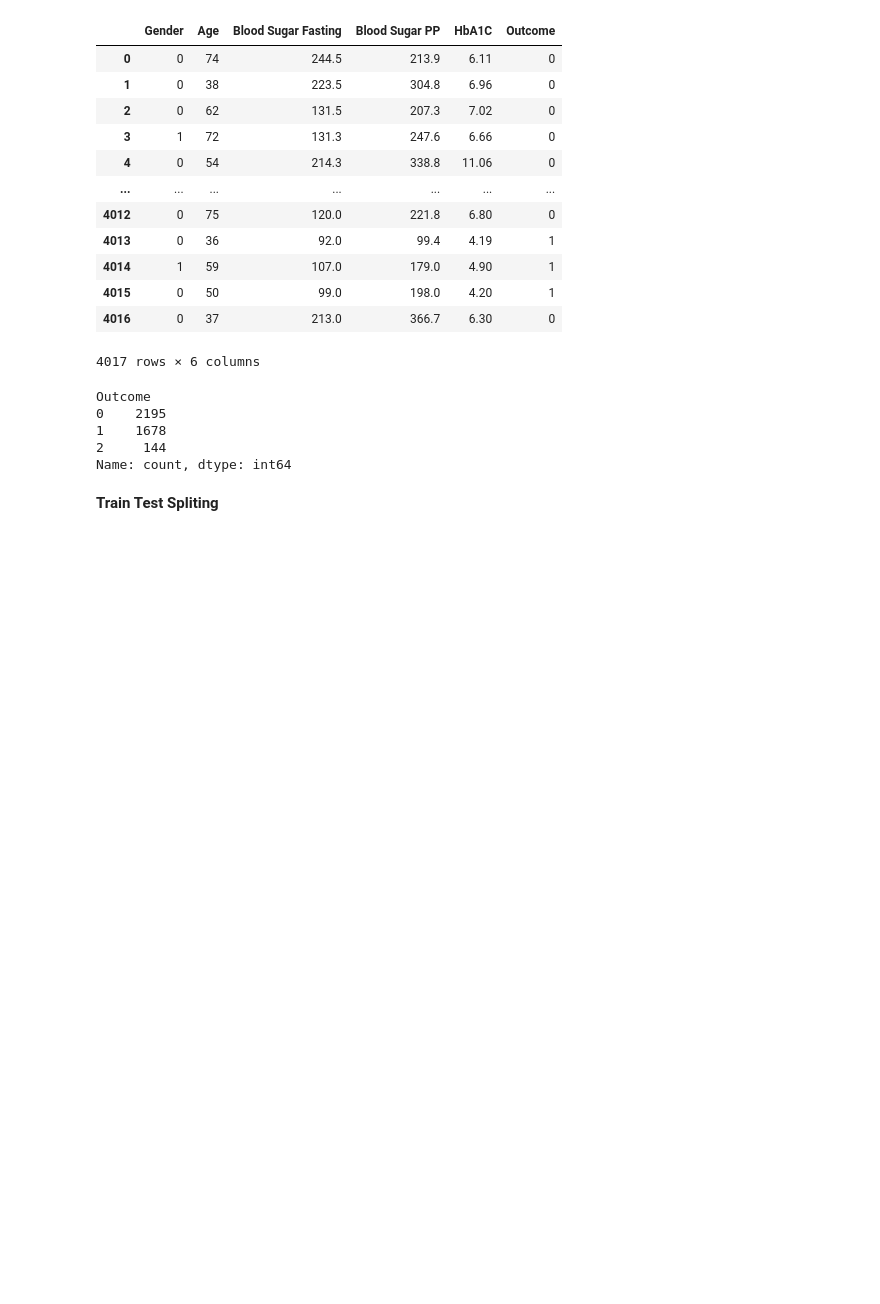
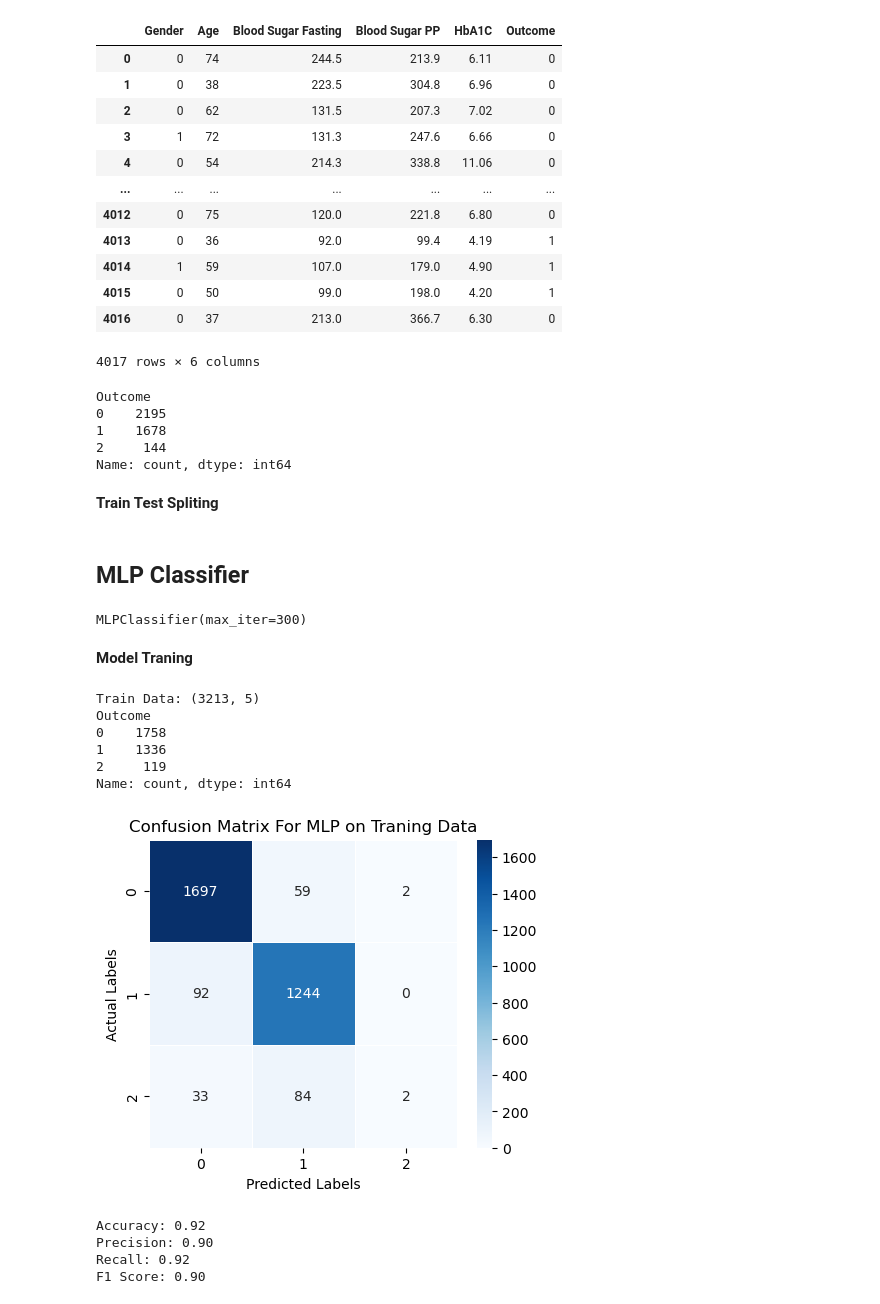
Before and after one commit to Dharmendrathapa3/Diabetes-Prediction, a Jupyter notebook: Diabetes_Prediction.ipynb, the cells around one changed output. Drawn from its saved outputs; the diff is of its cells as text; code cells hidden in the pictures; blank space fills up the shorter version.

```diff
--- a/Diabetes_Prediction.ipynb
+++ b/Diabetes_Prediction.ipynb
@@ -85,3 +85,52 @@ y = skt_data['Outcome']
 scaler = StandardScaler()
 X = scaler.fit_transform(X)
 X_train, X_test, y_train, y_test = train_test_split(X, y, test_size=0.2, random_state=42)
+# %% [markdown]
+## MLP Classifier
+# %%
+from sklearn.neural_network import MLPClassifier
+
+mlp = MLPClassifier(hidden_layer_sizes=(100,), max_iter=300)
+mlp.fit(X_train, y_train)
+# %% [output]
+MLPClassifier(max_iter=300)
+# %% [markdown]
+**Model Traning**
+# %%
+print(f"Train Data: {X_train.shape}")
+print(y_train.value_counts())
+
+mlp_y_pred = mlp.predict(X_train)
+
+cm = confusion_matrix(y_train, mlp_y_pred)
+
+plt.figure(figsize=(5, 4))
+sns.heatmap(cm, annot=True, fmt='d', cmap='Blues', linewidths=0.5, square=True)
+
+plt.xlabel('Predicted Labels')
+plt.ylabel('Actual Labels')
+plt.title('Confusion Matrix For MLP on Traning Data')
+
+plt.show()
+
+mlp_train_accuracy = accuracy_score(y_train, mlp_y_pred)
+mlp_train_precision = precision_score(y_train, mlp_y_pred,average='weighted')
+mlp_train_recall = recall_score(y_train, mlp_y_pred,average='weighted')
+mlp_train_f1 = f1_score(y_train, mlp_y_pred,average='weighted')
+
+print(f'Accuracy: {mlp_train_accuracy:.2f}')
+print(f'Precision: {mlp_train_precision:.2f}')
+print(f'Recall: {mlp_train_recall:.2f}')
+print(f'F1 Score: {mlp_train_f1:.2f}')
+# %% [output]
+Train Data: (3213, 5)
+Outcome
+0    1758
+1    1336
+2     119
+Name: count, dtype: int64
+[figure, added]
+Accuracy: 0.92
+Precision: 0.90
+Recall: 0.92
+F1 Score: 0.90
```
Also changed, not shown: parts of 2 cells of this notebook.
